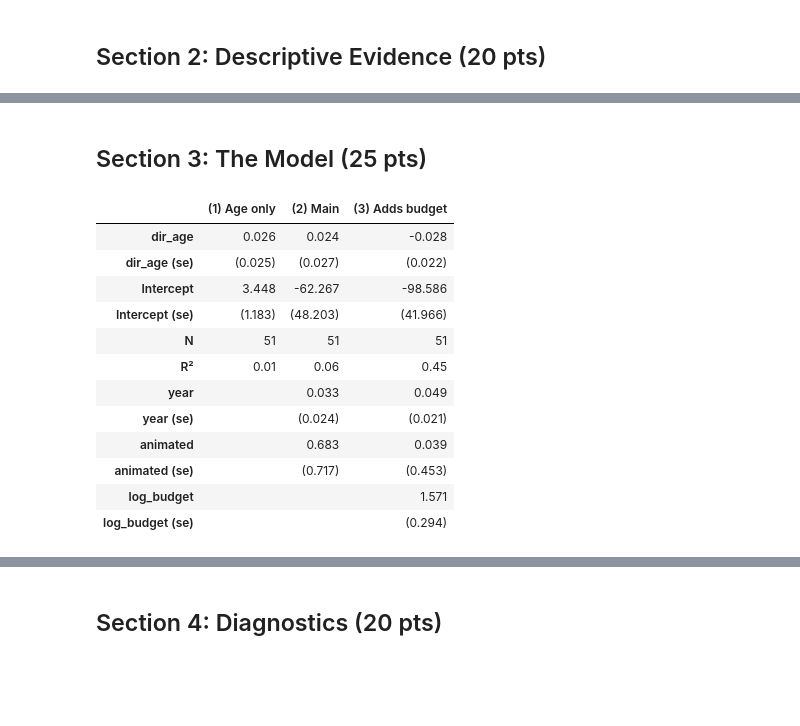
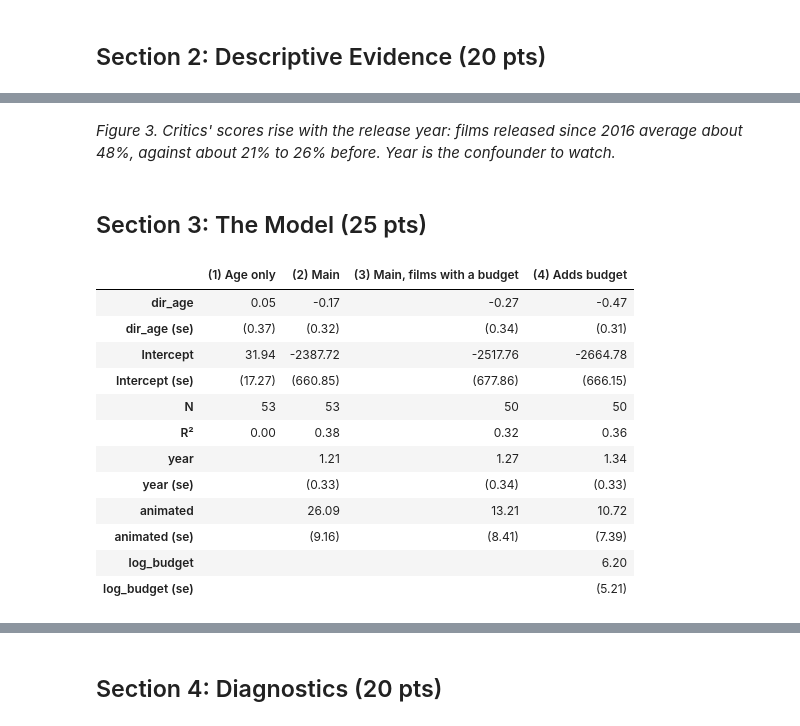
Before and after one commit to RyanPiao/econ3916-midterm-example, a Jupyter notebook: midterm-example-movies.ipynb, the cells around one changed output, grey strips where cells are left out. Drawn from its saved outputs; the diff is of its cells as text; code cells hidden in the pictures; blank space fills up the shorter version.

```diff
--- a/midterm-example-movies.ipynb
+++ b/midterm-example-movies.ipynb
@@ -100,3 +100,9 @@ not_usd = films["budget_text"].notna() & films["budget"].isna()
 print("Budgets not in US dollars:", films.loc[not_usd, ["title", "budget_text"]].values.tolist())
 # %% [output]
 Budgets not in US dollars: [['Moshi Monsters: The Movie', '£2.3\xa0million[285]']]
+# %%
+# Text to numbers, again: the Rotten Tomatoes column reads "26% (46 reviews)[4]".
+films["rt"] = films["rt_text"].str.extract(r"^(\d+)\s*%", expand=False).astype(float)
+films["reviews"] = films["rt_text"].str.extract(r"\((\d+) reviews?\)", expand=False).astype(float)
+print(films[["rt_text", "rt", "reviews"]].head(3).to_string(index=False))
+print("No score:", films.loc[films["rt"].isna(), ["title", "rt_text"]].values.tolist())
@@ -175,11 +192,11 @@ director's age. The rule is written down before the model is run.
 # %%
-sample = df[(df["year"] <= 2025)].dropna(subset=["gross_m", "budget_m", "dir_age"]).copy()
-sample["log_gross"] = np.log(sample["gross_m"])
-sample["log_budget"] = np.log(sample["budget_m"])
+sample = df[(df["year"] <= 2025)].dropna(subset=["rt", "dir_age"]).copy()
+sample["log_budget"] = np.log(sample["budget_m"])          # NaN where there is no dollar budget
 print("Films in the table:", len(df), "  in the sample:", len(sample))
 
-table1 = (sample[["gross_m", "budget_m", "dir_age", "year"]]
-          .describe().T[["mean", "std", "min", "max"]].round(1))
-table1.index = ["Worldwide gross ($m, 2024)", "Budget ($m, 2024)", "Director's age at release (years)", "Release year"]
-table1
+table1 = sample[["rt", "reviews", "dir_age", "year", "budget_m"]].describe().T[["mean", "50%", "std", "min", "max", "count"]]
+table1.columns = ["mean", "median", "std", "min", "max", "N"]
+table1.index = ["Rotten Tomatoes score (% positive reviews)", "Reviews counted", "Director's age at release (years)",
+                "Release year", "Budget ($m, 2024)"]
+table1.round(1)
 # %% [output]
@@ -234,35 +259,39 @@ plt.tight_layout(); plt.show()
+# %% [markdown]
+*Figure 3. Critics' scores rise with the release year: films released since 2016 average about 48%, against about 21% to 26% before. Year is the confounder to watch.*
 # %% [markdown]
 ## Section 3: The Model (25 pts)
 # %%
-m1 = smf.ols("log_gross ~ dir_age", sample).fit(cov_type="HC1")
-m2 = smf.ols("log_gross ~ dir_age + year + animated", sample).fit(cov_type="HC1")
-m3 = smf.ols("log_gross ~ dir_age + year + animated + log_budget", sample).fit(cov_type="HC1")
+with_budget = sample.dropna(subset=["log_budget"])
+m1 = smf.ols("rt ~ dir_age", sample).fit(cov_type="HC1")
+m2 = smf.ols("rt ~ dir_age + year + animated", sample).fit(cov_type="HC1")
+m2b = smf.ols("rt ~ dir_age + year + animated", with_budget).fit(cov_type="HC1")
+m3 = smf.ols("rt ~ dir_age + year + animated + log_budget", with_budget).fit(cov_type="HC1")
 
 def regtable(models, names):
     rows = {}
     for name, m in zip(names, models):
         col = {}
         for v in ["dir_age", "year", "animated", "log_budget", "Intercept"]:
             if v in m.params:
-                col[v] = f"{m.params[v]:.3f}"
-                col[v + " (se)"] = f"({m.bse[v]:.3f})"
+                col[v] = f"{m.params[v]:.2f}"
+                col[v + " (se)"] = f"({m.bse[v]:.2f})"
         col["N"], col["R²"] = f"{int(m.nobs)}", f"{m.rsquared:.2f}"
         rows[name] = col
     return pd.DataFrame(rows).fillna("")
 
-regtable([m1, m2, m3], ["(1) Age only", "(2) Main", "(3) Adds budget"])
+regtable([m1, m2, m2b, m3], ["(1) Age only", "(2) Main", "(3) Main, films with a budget", "(4) Adds budget"])
 # %% [output]
-|  | (1) Age only | (2) Main | (3) Adds budget |
-| dir_age | 0.026 | 0.024 | -0.028 |
-| dir_age (se) | (0.025) | (0.027) | (0.022) |
-| Intercept | 3.448 | -62.267 | -98.586 |
-| Intercept (se) | (1.183) | (48.203) | (41.966) |
-| N | 51 | 51 | 51 |
-| R² | 0.01 | 0.06 | 0.45 |
-| year |  | 0.033 | 0.049 |
-| year (se) |  | (0.024) | (0.021) |
-| animated |  | 0.683 | 0.039 |
-| animated (se) |  | (0.717) | (0.453) |
-| log_budget |  |  | 1.571 |
-| log_budget (se) |  |  | (0.294) |
+|  | (1) Age only | (2) Main | (3) Main, films with a budget | (4) Adds budget |
+| dir_age | 0.05 | -0.17 | -0.27 | -0.47 |
+| dir_age (se) | (0.37) | (0.32) | (0.34) | (0.31) |
+| Intercept | 31.94 | -2387.72 | -2517.76 | -2664.78 |
+| Intercept (se) | (17.27) | (660.85) | (677.86) | (666.15) |
+| N | 53 | 53 | 50 | 50 |
+| R² | 0.00 | 0.38 | 0.32 | 0.36 |
+| year |  | 1.21 | 1.27 | 1.34 |
+| year (se) |  | (0.33) | (0.34) | (0.33) |
+| animated |  | 26.09 | 13.21 | 10.72 |
+| animated (se) |  | (9.16) | (8.41) | (7.39) |
+| log_budget |  |  |  | 6.20 |
+| log_budget (se) |  |  |  | (5.21) |
 # %%
```
Also changed, not shown: parts of 24 cells of this notebook, 2 other files.
